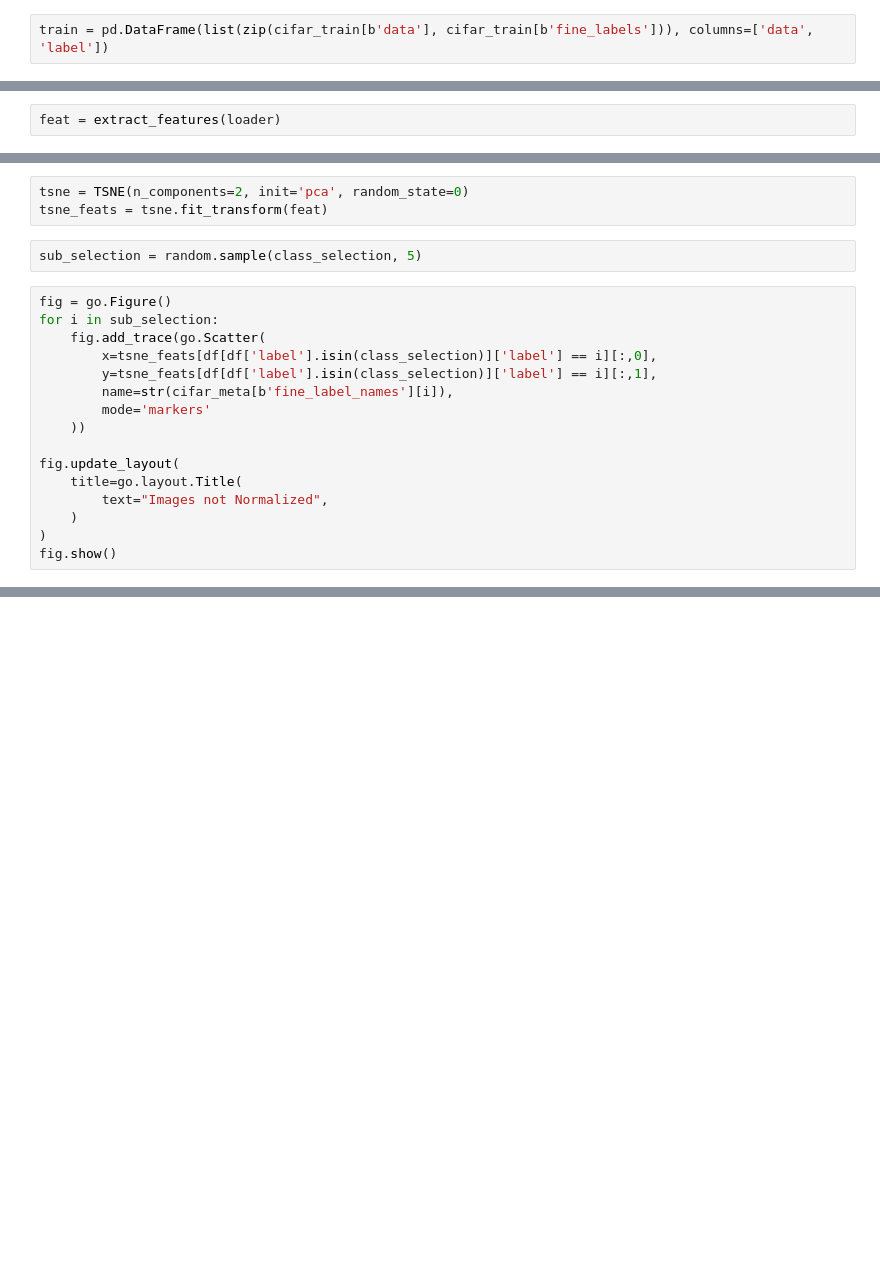
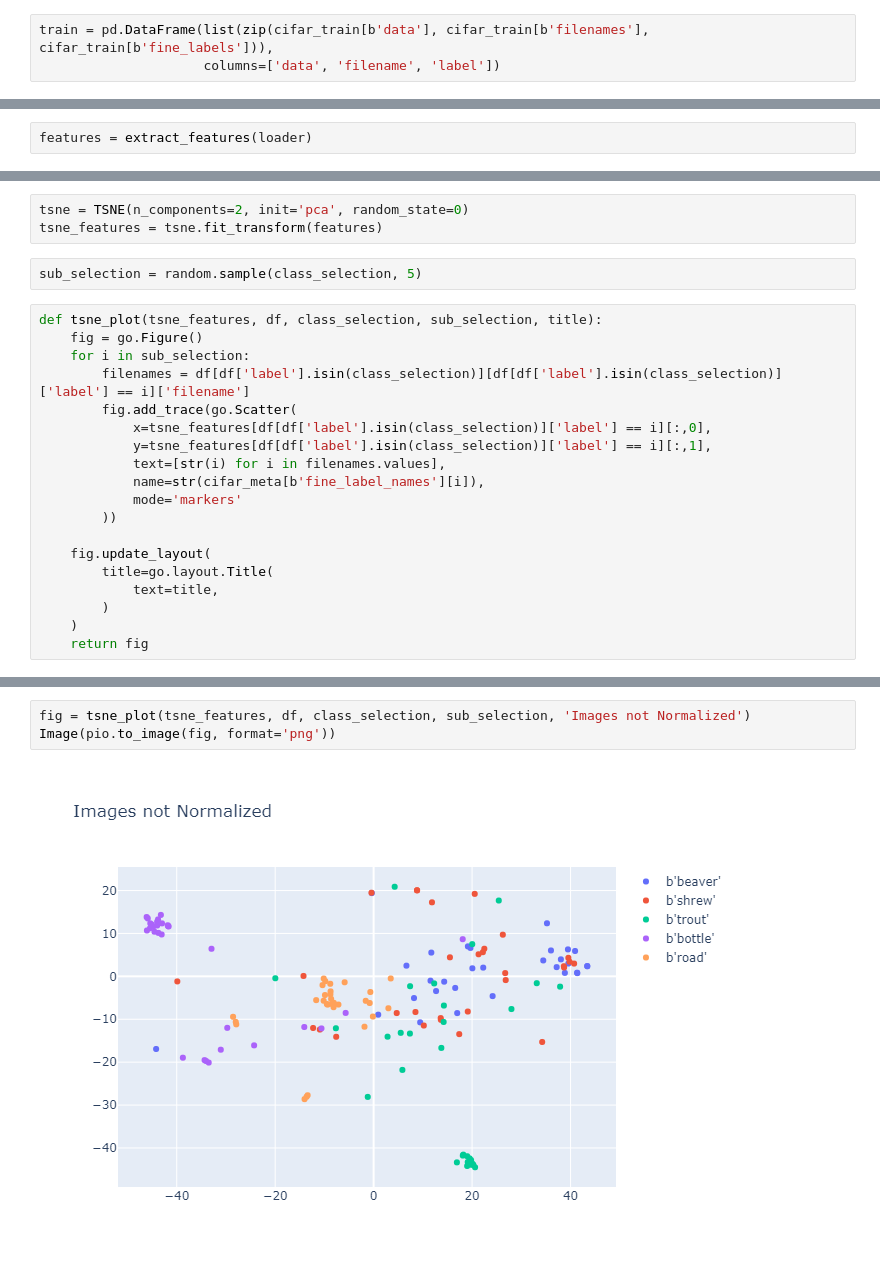
Before and after one commit to kazeka/notebooks, a Jupyter notebook: cifar.ipynb, the cells around one changed output, grey strips where cells are left out. Drawn from its saved outputs; the diff is of its cells as text; blank space fills up the shorter version.

```diff
--- a/cifar.ipynb
+++ b/cifar.ipynb
@@ -52,7 +51,8 @@ show_cifar(125, True)
 b'ray'
 [figure]
 # %%
-train = pd.DataFrame(list(zip(cifar_train[b'data'], cifar_train[b'fine_labels'])), columns=['data', 'label'])
+train = pd.DataFrame(list(zip(cifar_train[b'data'], cifar_train[b'filenames'], cifar_train[b'fine_labels'])),
+                     columns=['data', 'filename', 'label'])
 # %%
 train.head()
 # %% [output]
@@ -111,7 +109,7 @@ def extract_features(loader):
 
     return features
 # %%
-feat = extract_features(loader)
+features = extract_features(loader)
 # %% [output]
 [interactive output not drawn]
 # %%
@@ -120,22 +118,25 @@ feat.shape
 (1500, 1024)
 # %%
 tsne = TSNE(n_components=2, init='pca', random_state=0)
-tsne_feats = tsne.fit_transform(feat)
+tsne_features = tsne.fit_transform(features)
 # %%
 sub_selection = random.sample(class_selection, 5)
 # %%
-fig = go.Figure()
-for i in sub_selection:
-    fig.add_trace(go.Scatter(
-        x=tsne_feats[df[df['label'].isin(class_selection)]['label'] == i][:,0],
-        y=tsne_feats[df[df['label'].isin(class_selection)]['label'] == i][:,1],
-        name=str(cifar_meta[b'fine_label_names'][i]),
-        mode='markers'
-    ))
+def tsne_plot(tsne_features, df, class_selection, sub_selection, title):
+    fig = go.Figure()
+    for i in sub_selection:
+        filenames = df[df['label'].isin(class_selection)][df[df['label'].isin(class_selection)]['label'] == i]['filename']
+        fig.add_trace(go.Scatter(
+            x=tsne_features[df[df['label'].isin(class_selection)]['label'] == i][:,0],
+            y=tsne_features[df[df['label'].isin(class_selection)]['label'] == i][:,1],
+            text=[str(i) for i in filenames.values],
+            name=str(cifar_meta[b'fine_label_names'][i]),
+            mode='markers'
+        ))
 
-fig.update_layout(
-    title=go.layout.Title(
-        text="Images not Normalized",
+    fig.update_layout(
+        title=go.layout.Title(
+            text=title,
+        )
     )
-)
-fig.show()
+    return fig
@@ -144,0 +143,5 @@ fig.show()
+# %%
+fig = tsne_plot(tsne_features, df, class_selection, sub_selection, 'Images not Normalized')
+Image(pio.to_image(fig, format='png'))
+# %% [output]
+[figure, added]
```
Also changed, not shown: parts of 11 cells of this notebook.
